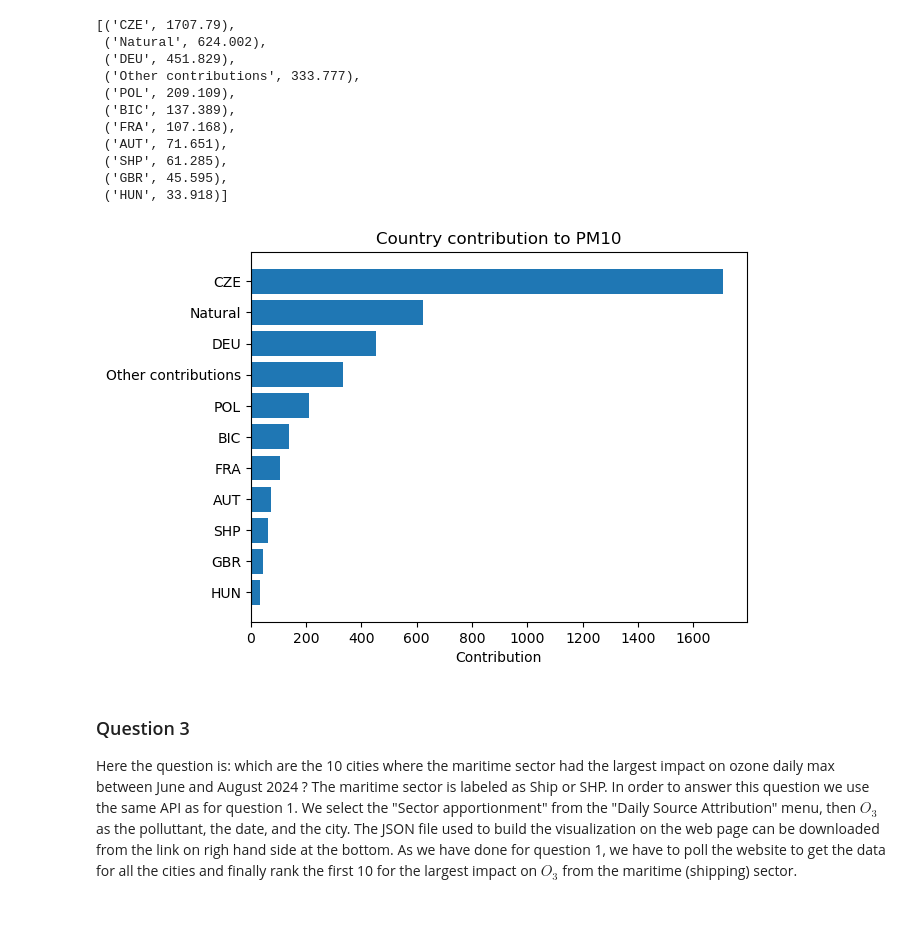
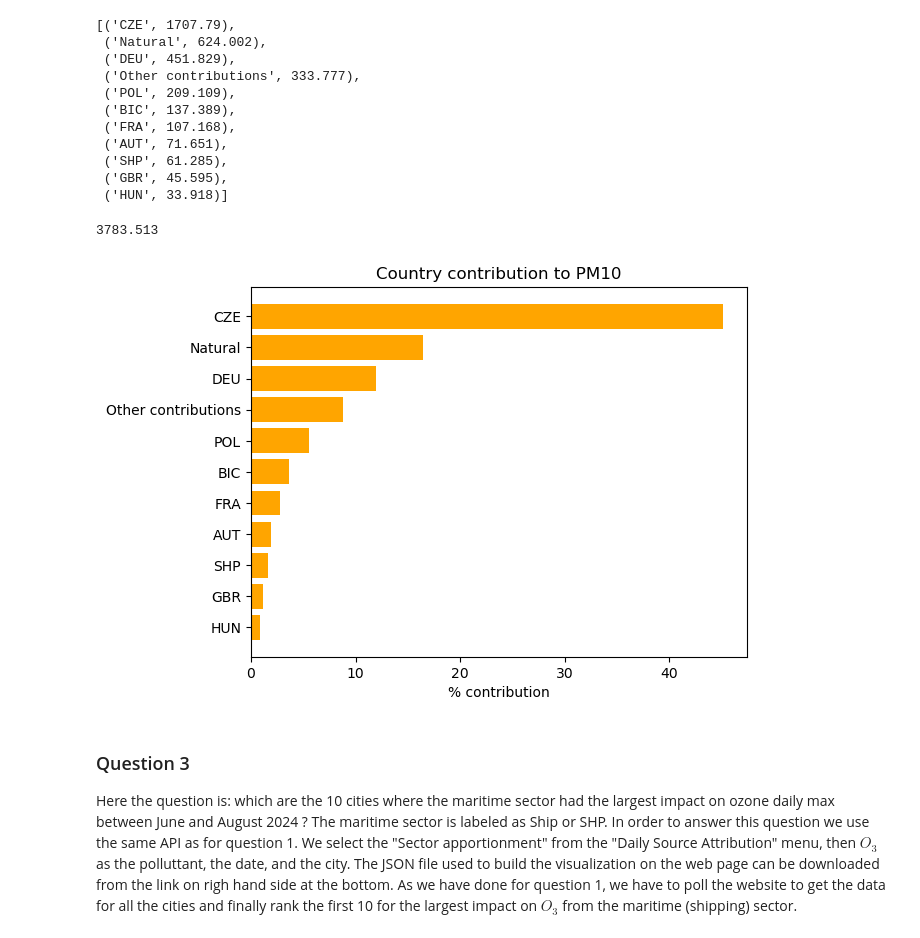
Before and after one commit to ecmwf-training/2024-cams-act6-training, a Jupyter notebook: 09-policy/policy_tools.ipynb, the cells around one changed output. Cells and saved outputs as stored; diff of their text form; code cells hidden in the pictures.

Commit message:
question 2: yearly country contribution to pm10 in Prague

```diff
--- a/09-policy/policy_tools.ipynb
+++ b/09-policy/policy_tools.ipynb
@@ -197,16 +198,22 @@ contributions = []
 for contrib in ranking:
     countries.append(contrib[0])
     contributions.append(contrib[1])
+# %%
+tot_contributions = sum(contributions)
+tot_contributions
+# %% [output]
+3783.513
+# %%
+contrib_percent = np.asarray(contributions, dtype=np.float32) * 100 / tot_contributions
 # %%
 fig, ax = plt.subplots()
-ax.barh(countries, contributions, align='center')
-#ax.set_yticks(contributions, labels=countries)
+ax.barh(countries, contrib_percent, align='center', color='orange')
 ax.invert_yaxis()  # labels read top-to-bottom
-ax.set_xlabel('Contribution')
+ax.set_xlabel('% contribution')
 ax.set_title('Country contribution to PM10')
 plt.show()
 # %% [output]
-[figure, old version]
+[figure, new version]
 # %% [markdown]
 ### Question 3
 Here the question is: which are the 10 cities where the maritime sector had the largest impact on ozone daily max between June and August 2024 ? The maritime sector is labeled as Ship or SHP. In order to answer this question we use the same API as for question 1. We select the "Sector apportionment" from the "Daily Source Attribution" menu, then $O_3$ as the polluttant, the date, and the city. The JSON file used to build the visualization on the web page can be downloaded from the link on righ hand side at the bottom. As we have done for question 1, we have to poll the website to get the data for all the cities and finally rank the first 10 for the largest impact on $O_3$ from the maritime (shipping) sector.
```
Also changed, not shown: parts of 1 cell of this notebook.
